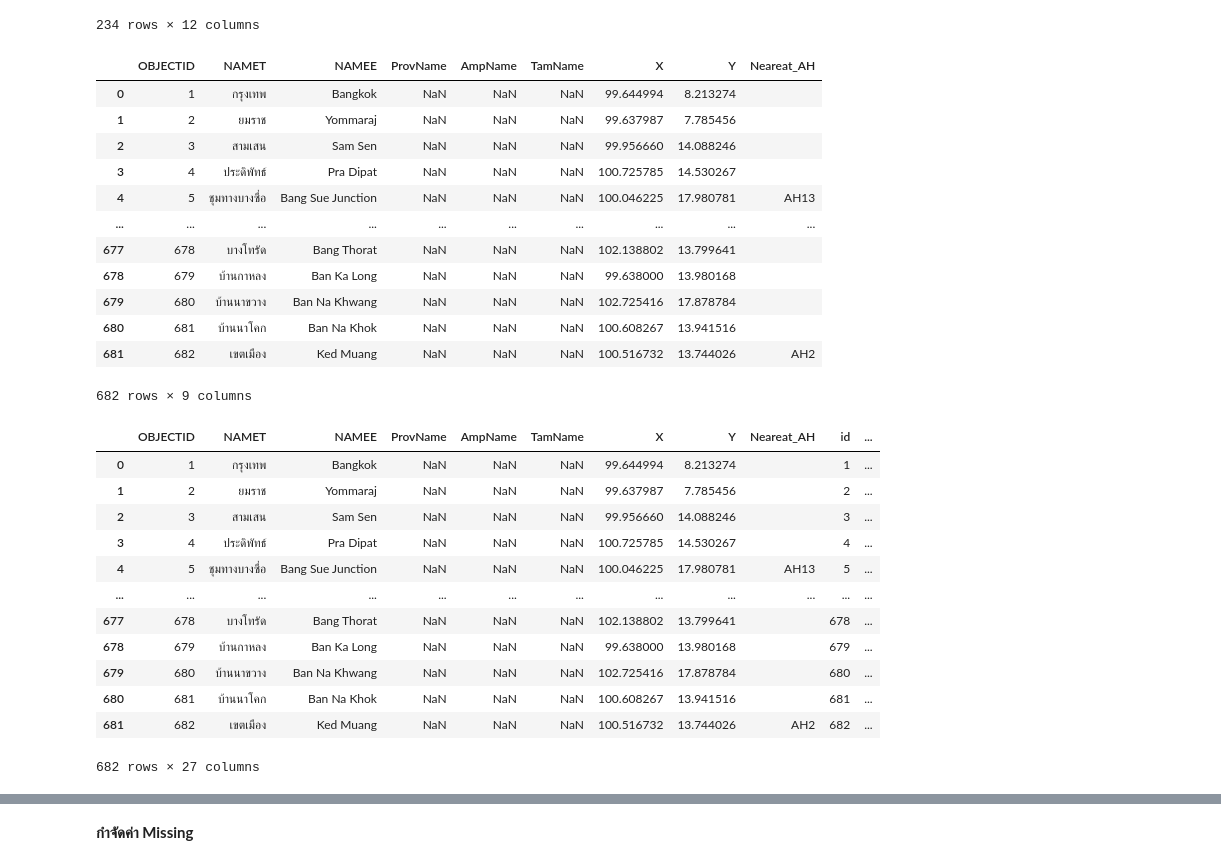
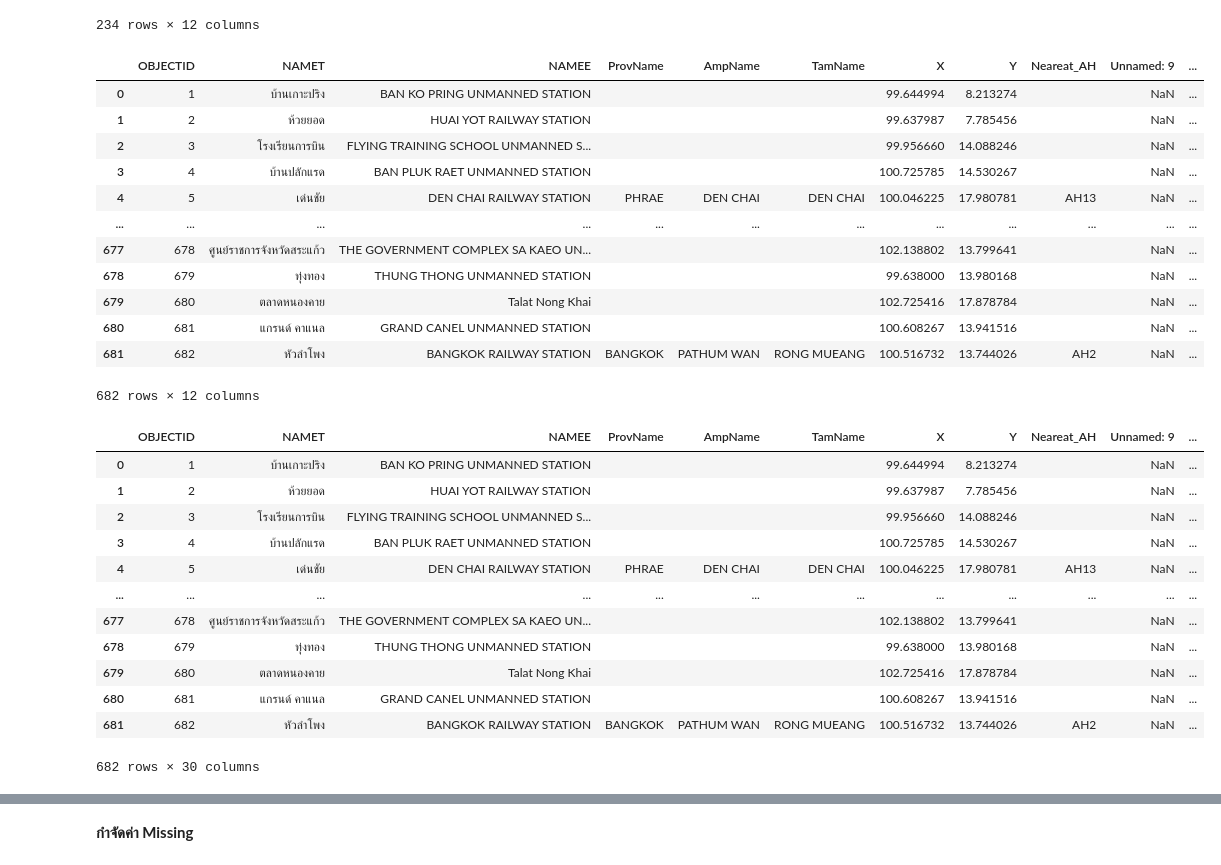
Before and after one commit to ThanikPimpiban/DWDM21, a Jupyter notebook: Project_31_8_64.ipynb, the cells around one changed output, grey strips where cells are left out. Cells and saved outputs as stored; diff of their text form; code cells hidden in the pictures.

```diff
--- a/Project_31_8_64.ipynb
+++ b/Project_31_8_64.ipynb
@@ -45,39 +45,39 @@ data_t #เรียกดูตาราง
 | 233 | 5 | 2 | 30.0 | 486 | ท้องถิ่น | 4077 | น้ำตก | 4020 | ชุมทางหนองปลาดุก | Nam Tok | ... |
 234 rows × 12 columns
 # %%
-data_rst = pd.read_csv(os.path.join(path,'railstation.csv')) #กำหนดตัวแปร data_rst ให้เป็นรางรถไฟ
+data_rst = pd.read_csv(os.path.join(path,'railstation_new.csv')) #กำหนดตัวแปร data_rst ให้เป็นรางรถไฟ
 data_rst #เรียกดูตารางของรางรถไฟ
 # %% [output]
-|  | OBJECTID | NAMET | NAMEE | ProvName | AmpName | TamName | X | Y | Neareat_AH |
-| 0 | 1 | กรุงเทพ | Bangkok | NaN | NaN | NaN | 99.644994 | 8.213274 |  |
-| 1 | 2 | ยมราช | Yommaraj | NaN | NaN | NaN | 99.637987 | 7.785456 |  |
-| 2 | 3 | สามเสน | Sam Sen | NaN | NaN | NaN | 99.956660 | 14.088246 |  |
-| 3 | 4 | ประดิพัทธ์ | Pra Dipat | NaN | NaN | NaN | 100.725785 | 14.530267 |  |
-| 4 | 5 | ชุมทางบางซื่อ | Bang Sue Junction | NaN | NaN | NaN | 100.046225 | 17.980781 | AH13 |
-| ... | ... | ... | ... | ... | ... | ... | ... | ... | ... |
-| 677 | 678 | บางโทรัด | Bang Thorat | NaN | NaN | NaN | 102.138802 | 13.799641 |  |
-| 678 | 679 | บ้านกาหลง | Ban Ka Long | NaN | NaN | NaN | 99.638000 | 13.980168 |  |
-| 679 | 680 | บ้านนาขวาง | Ban Na Khwang | NaN | NaN | NaN | 102.725416 | 17.878784 |  |
-| 680 | 681 | บ้านนาโคก | Ban Na Khok | NaN | NaN | NaN | 100.608267 | 13.941516 |  |
-| 681 | 682 | เขตเมือง | Ked Muang | NaN | NaN | NaN | 100.516732 | 13.744026 | AH2 |
+|  | OBJECTID | NAMET | NAMEE | ProvName | AmpName | TamName | X | Y | Neareat_AH | Unnamed: 9 | ... |
+| 0 | 1 | บ้านเกาะปริง | BAN KO PRING UNMANNED STATION |  |  |  | 99.644994 | 8.213274 |  | NaN | ... |
+| 1 | 2 | ห้วยยอด | HUAI YOT RAILWAY STATION |  |  |  | 99.637987 | 7.785456 |  | NaN | ... |
+| 2 | 3 | โรงเรียนการบิน | FLYING TRAINING SCHOOL UNMANNED S... |  |  |  | 99.956660 | 14.088246 |  | NaN | ... |
+| 3 | 4 | บ้านปลักแรด | BAN PLUK RAET UNMANNED STATION |  |  |  | 100.725785 | 14.530267 |  | NaN | ... |
+| 4 | 5 | เด่นชัย | DEN CHAI RAILWAY STATION | PHRAE | DEN CHAI | DEN CHAI | 100.046225 | 17.980781 | AH13 | NaN | ... |
+| ... | ... | ... | ... | ... | ... | ... | ... | ... | ... | ... | ... |
+| 677 | 678 | ศูนย์ราชการจังหวัดสระแก้ว | THE GOVERNMENT COMPLEX SA KAEO UN... |  |  |  | 102.138802 | 13.799641 |  | NaN | ... |
+| 678 | 679 | ทุ่งทอง | THUNG THONG UNMANNED STATION |  |  |  | 99.638000 | 13.980168 |  | NaN | ... |
+| 679 | 680 | ตลาดหนองคาย | Talat Nong Khai |  |  |  | 102.725416 | 17.878784 |  | NaN | ... |
+| 680 | 681 | แกรนด์ คาแนล | GRAND CANEL UNMANNED STATION |  |  |  | 100.608267 | 13.941516 |  | NaN | ... |
+| 681 | 682 | หัวลำโพง | BANGKOK RAILWAY STATION | BANGKOK | PATHUM WAN | RONG MUEANG | 100.516732 | 13.744026 | AH2 | NaN | ... |
-682 rows × 9 columns
+682 rows × 12 columns
 # %%
 merged_data_rst_data_st = data_rst.merge(data_st,how='left',left_on='NAMET',right_on='name') #ทำการเชื่อมตาราง 2 ตาราง คือ 1.ข้อมูลของรางรถไฟ 2.ข้อมูลของสถานีรถไฟแต่ละสถานี
 merged_data_rst_data_st #เรียกตารางที่เชื่อมกัน 2 ตารางข้างต้น
 # %% [output]
-|  | OBJECTID | NAMET | NAMEE | ProvName | AmpName | TamName | X | Y | Neareat_AH | id | ... |
-| 0 | 1 | กรุงเทพ | Bangkok | NaN | NaN | NaN | 99.644994 | 8.213274 |  | 1 | ... |
-| 1 | 2 | ยมราช | Yommaraj | NaN | NaN | NaN | 99.637987 | 7.785456 |  | 2 | ... |
-| 2 | 3 | สามเสน | Sam Sen | NaN | NaN | NaN | 99.956660 | 14.088246 |  | 3 | ... |
-| 3 | 4 | ประดิพัทธ์ | Pra Dipat | NaN | NaN | NaN | 100.725785 | 14.530267 |  | 4 | ... |
-| 4 | 5 | ชุมทางบางซื่อ | Bang Sue Junction | NaN | NaN | NaN | 100.046225 | 17.980781 | AH13 | 5 | ... |
+|  | OBJECTID | NAMET | NAMEE | ProvName | AmpName | TamName | X | Y | Neareat_AH | Unnamed: 9 | ... |
+| 0 | 1 | บ้านเกาะปริง | BAN KO PRING UNMANNED STATION |  |  |  | 99.644994 | 8.213274 |  | NaN | ... |
+| 1 | 2 | ห้วยยอด | HUAI YOT RAILWAY STATION |  |  |  | 99.637987 | 7.785456 |  | NaN | ... |
+| 2 | 3 | โรงเรียนการบิน | FLYING TRAINING SCHOOL UNMANNED S... |  |  |  | 99.956660 | 14.088246 |  | NaN | ... |
+| 3 | 4 | บ้านปลักแรด | BAN PLUK RAET UNMANNED STATION |  |  |  | 100.725785 | 14.530267 |  | NaN | ... |
+| 4 | 5 | เด่นชัย | DEN CHAI RAILWAY STATION | PHRAE | DEN CHAI | DEN CHAI | 100.046225 | 17.980781 | AH13 | NaN | ... |
 | ... | ... | ... | ... | ... | ... | ... | ... | ... | ... | ... | ... |
-| 677 | 678 | บางโทรัด | Bang Thorat | NaN | NaN | NaN | 102.138802 | 13.799641 |  | 678 | ... |
-| 678 | 679 | บ้านกาหลง | Ban Ka Long | NaN | NaN | NaN | 99.638000 | 13.980168 |  | 679 | ... |
-| 679 | 680 | บ้านนาขวาง | Ban Na Khwang | NaN | NaN | NaN | 102.725416 | 17.878784 |  | 680 | ... |
-| 680 | 681 | บ้านนาโคก | Ban Na Khok | NaN | NaN | NaN | 100.608267 | 13.941516 |  | 681 | ... |
-| 681 | 682 | เขตเมือง | Ked Muang | NaN | NaN | NaN | 100.516732 | 13.744026 | AH2 | 682 | ... |
+| 677 | 678 | ศูนย์ราชการจังหวัดสระแก้ว | THE GOVERNMENT COMPLEX SA KAEO UN... |  |  |  | 102.138802 | 13.799641 |  | NaN | ... |
+| 678 | 679 | ทุ่งทอง | THUNG THONG UNMANNED STATION |  |  |  | 99.638000 | 13.980168 |  | NaN | ... |
+| 679 | 680 | ตลาดหนองคาย | Talat Nong Khai |  |  |  | 102.725416 | 17.878784 |  | NaN | ... |
+| 680 | 681 | แกรนด์ คาแนล | GRAND CANEL UNMANNED STATION |  |  |  | 100.608267 | 13.941516 |  | NaN | ... |
+| 681 | 682 | หัวลำโพง | BANGKOK RAILWAY STATION | BANGKOK | PATHUM WAN | RONG MUEANG | 100.516732 | 13.744026 | AH2 | NaN | ... |
-682 rows × 27 columns
+682 rows × 30 columns
 # %%
 merged_3_tables =merged_data_rst_data_st.merge(data_t,how='right',left_on='station_code',right_on='StStart') #ทำเชื่อมตารางระหว่าง 1.ตารางของรางรถไฟและตารางสถานีรถไฟแต่ละสถานี 2.ตารางรถไฟ
 merged_3_tables #เรียกดูตารางที่เชื่อมกันทั้ง 3 ตาราง
```
Also changed, not shown: parts of 13 cells of this notebook.
